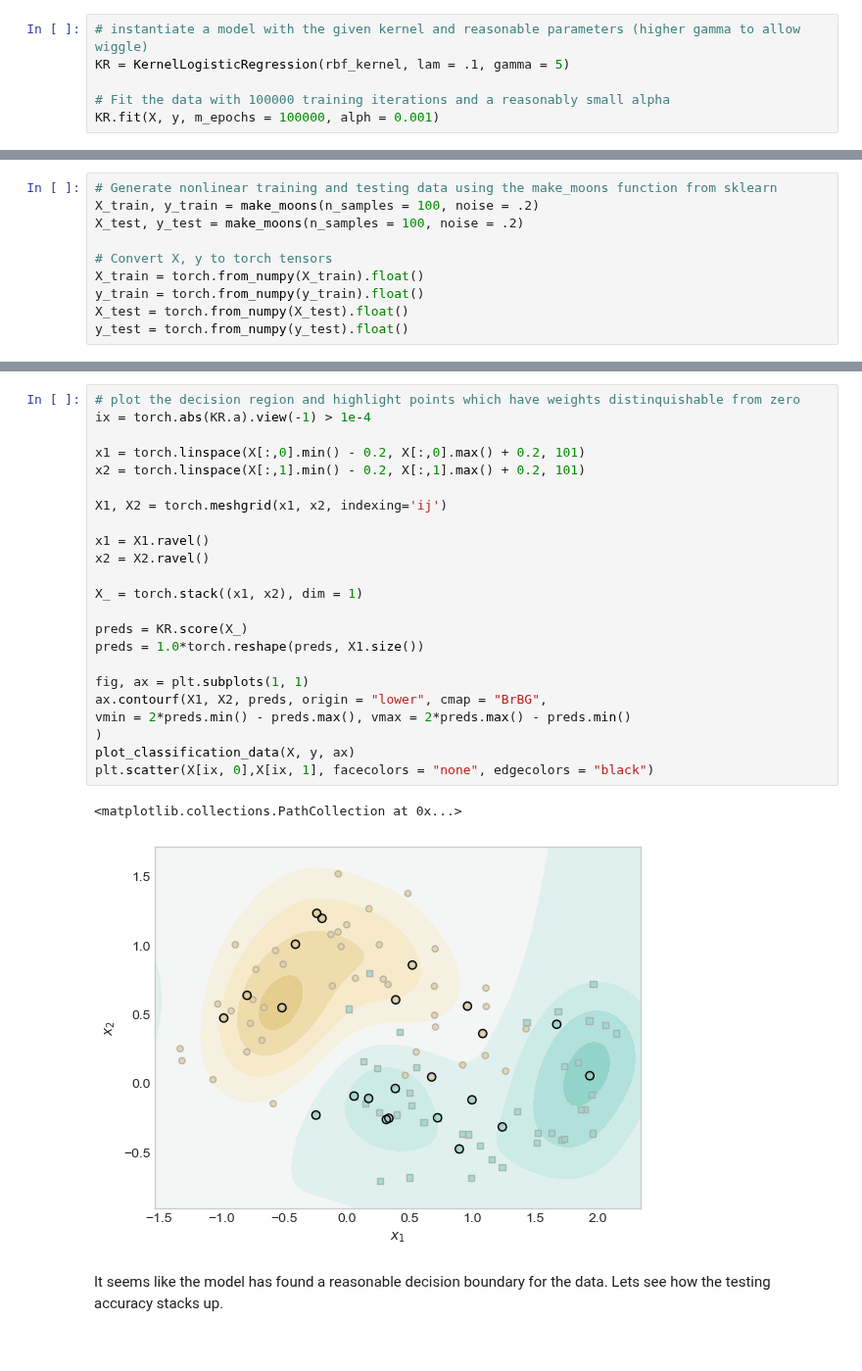
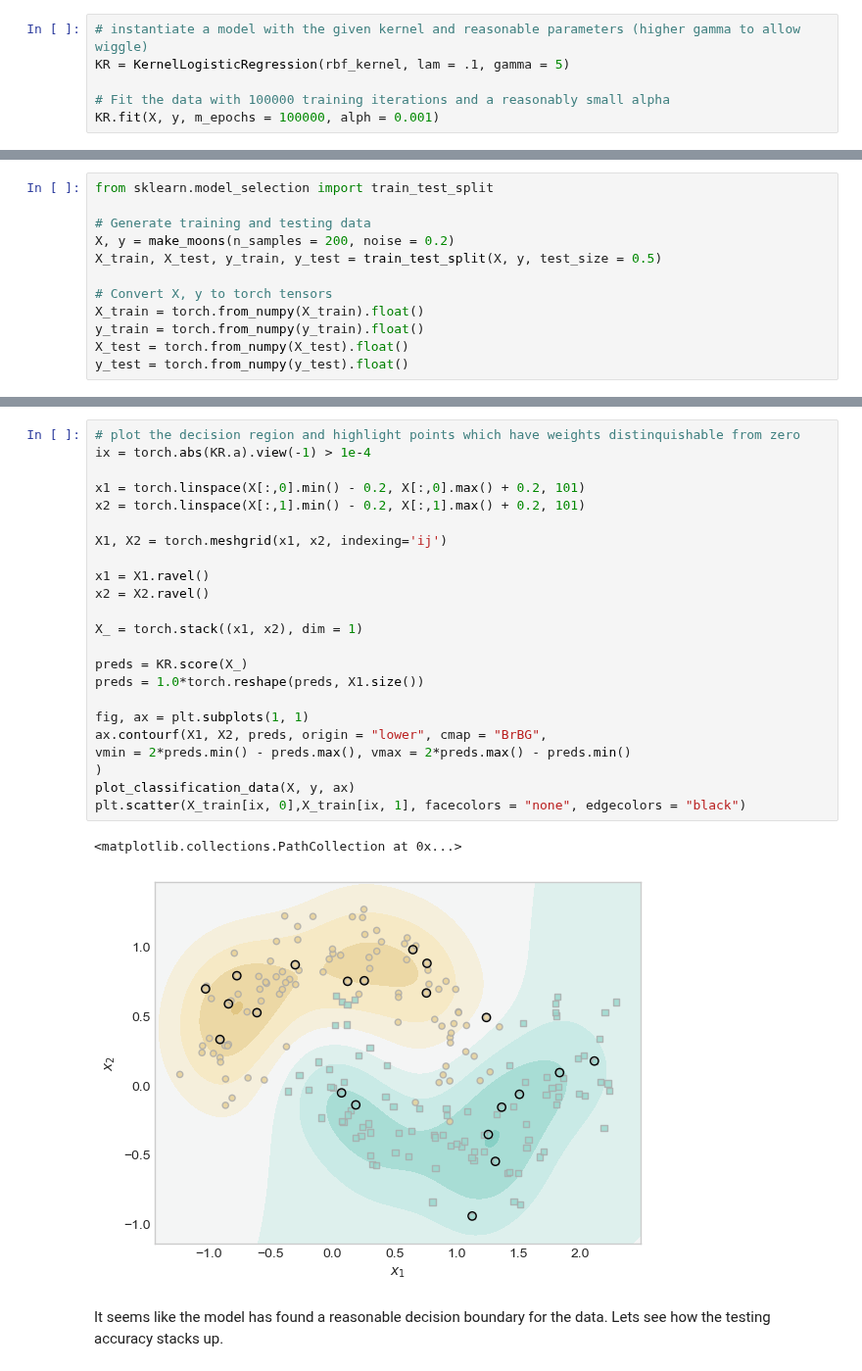
Before and after one commit to Nibsquatch/Nibsquatch.github.io, a Jupyter notebook: posts/Blog 6/index.ipynb, the cells around one changed output, grey strips where cells are left out. Shown at 98% size. Saved outputs shown, nothing was run; the diff lists cells and outputs as text.

```diff
--- a/posts/Blog 6/index.ipynb
+++ b/posts/Blog 6/index.ipynb
@@ -316,7 +316,9 @@ Using a reasonably large gamma, allows the decision boundaries to shape the cres
 # %%
-# Generate nonlinear training and testing data using the make_moons function from sklearn
-X_train, y_train = make_moons(n_samples = 100, noise = .2)
-X_test, y_test = make_moons(n_samples = 100, noise = .2)
+from sklearn.model_selection import train_test_split
+
+# Generate training and testing data
+X, y = make_moons(n_samples = 200, noise = 0.2)
+X_train, X_test, y_train, y_test = train_test_split(X, y, test_size = 0.5)
 
 # Convert X, y to torch tensors
 X_train = torch.from_numpy(X_train).float()
@@ -334,29 +334,29 @@ The model has a testing accuracy of: 0.5
 # %%
 # plot the decision region and highlight points which have weights distinquishable from zero
 ix = torch.abs(KR.a).view(-1) > 1e-4
 
 x1 = torch.linspace(X[:,0].min() - 0.2, X[:,0].max() + 0.2, 101)
 x2 = torch.linspace(X[:,1].min() - 0.2, X[:,1].max() + 0.2, 101)
 
 X1, X2 = torch.meshgrid(x1, x2, indexing='ij')
 
 x1 = X1.ravel()
 x2 = X2.ravel()
 
 X_ = torch.stack((x1, x2), dim = 1)
 
 preds = KR.score(X_)
 preds = 1.0*torch.reshape(preds, X1.size())
 
 fig, ax = plt.subplots(1, 1)
 ax.contourf(X1, X2, preds, origin = "lower", cmap = "BrBG",
 vmin = 2*preds.min() - preds.max(), vmax = 2*preds.max() - preds.min()
 )
 plot_classification_data(X, y, ax)
-plt.scatter(X[ix, 0],X[ix, 1], facecolors = "none", edgecolors = "black")
+plt.scatter(X_train[ix, 0],X_train[ix, 1], facecolors = "none", edgecolors = "black")
 # %% [output]
 <matplotlib.collections.PathCollection at 0x...>
-[figure, old version]
+[figure, new version]
 # %% [markdown]
 It seems like the model has found a reasonable decision boundary for the data. Lets see how the testing accuracy stacks up.
 # %%
```
Also changed, not shown: parts of 12 cells of this notebook, 8 other files.
